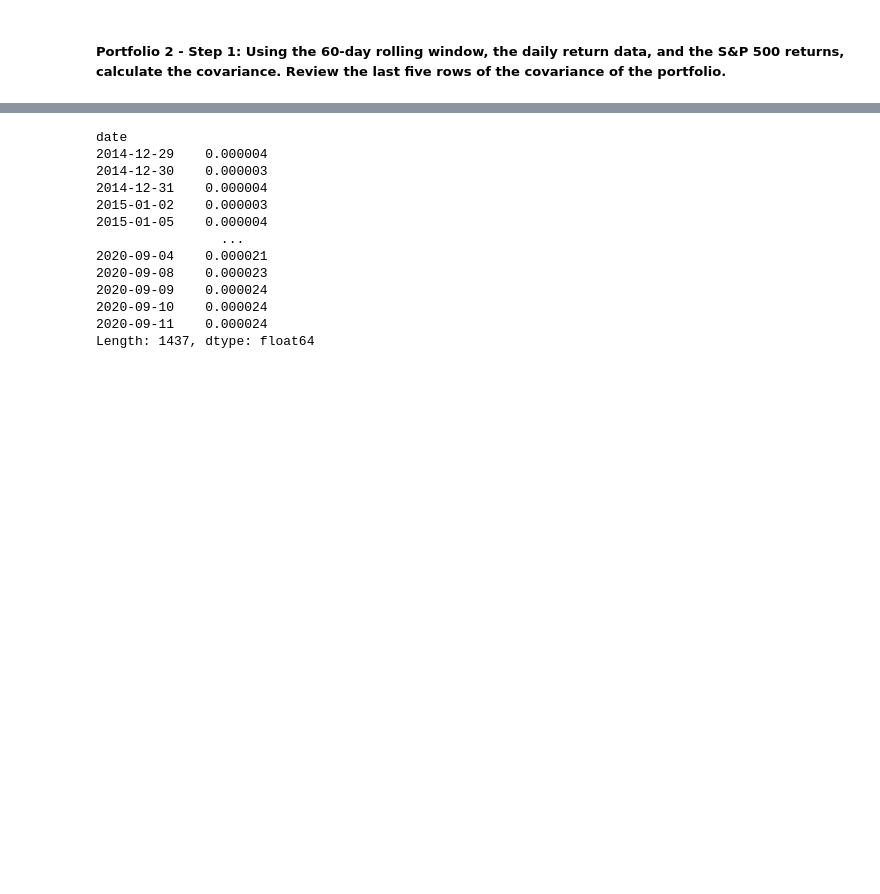
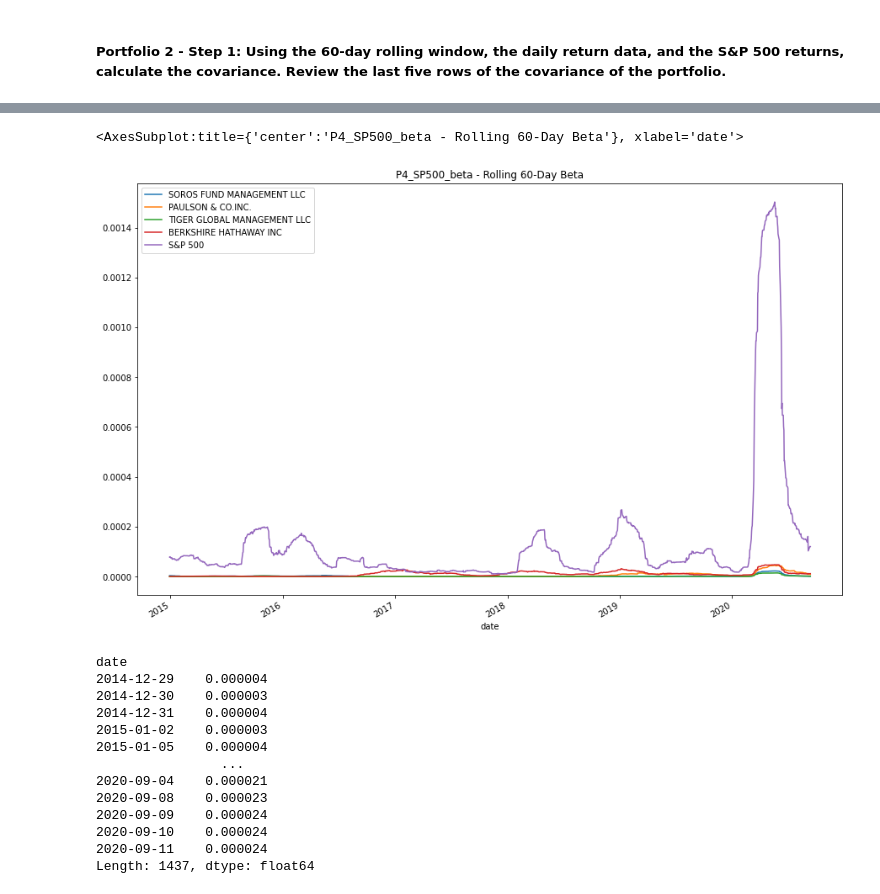
Before and after one commit to EGeorge2021r/Challenge4_Repo, a Jupyter notebook: Starter_Code/risk_return_analysis.ipynb, the cells around one changed output, grey strips where cells are left out. Drawn from its saved outputs; the diff is of its cells as text; code cells hidden in the pictures; blank space fills up the shorter version.

```diff
--- a/Starter_Code/risk_return_analysis.ipynb
+++ b/Starter_Code/risk_return_analysis.ipynb
@@ -794,0 +818,7 @@ ax.legend(["Daily Prices", "60-Day Rolling Average"])
+# %%
+# Calculate the covariance using a 60-day rolling window
+
+P4_SP500_covariance = daily_returns.rolling(window=60).cov(daily_returns).dropna()
+#daily_returns
+# Display the covariance
+P4_SP500_covariance
@@ -795,3 +871,13 @@ ax.legend(["Daily Prices", "60-Day Rolling Average"])
+# %%
+# Plot the rolling beta
+# Include a title parameter and adjust the figure size
+P4_SP500_covariance.plot(
+    figsize=(15, 10),
+    title='P4_SP500_beta - Rolling 60-Day Beta'
+)
+# %% [output]
+<AxesSubplot:title={'center':'P4_SP500_beta - Rolling 60-Day Beta'}, xlabel='date'>
+[figure, added]
 # %%
 # Calculate the covariance using a 60-day rolling window
 
```
Also changed, not shown: parts of 11 cells of this notebook.
